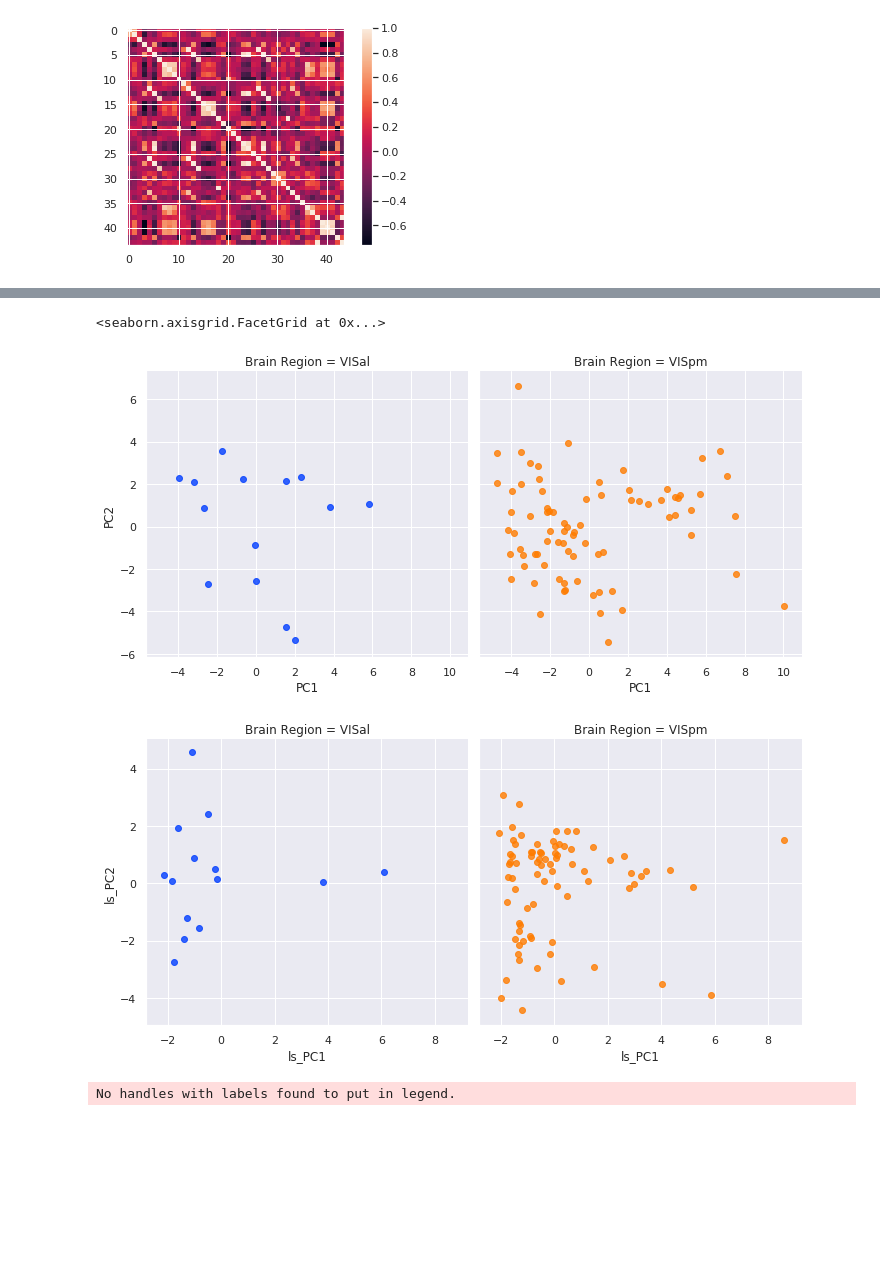
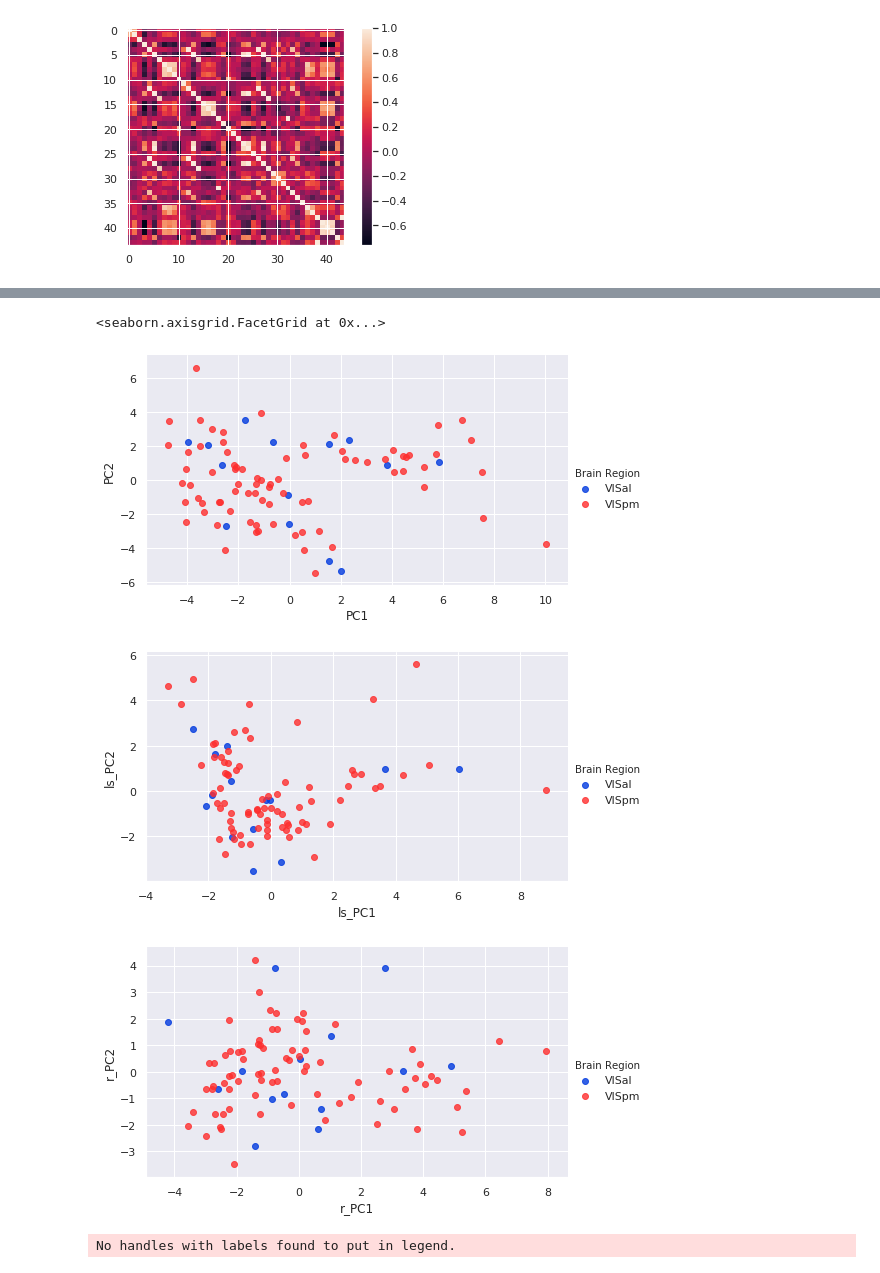
Before and after one commit to tthd0214/CellTypeProject, a Jupyter notebook: FinalProject/BIPN 162 Final Project Group 8.ipynb, the cells around one changed output, grey strips where cells are left out. Saved outputs shown, nothing was run; the diff lists cells and outputs as text; code cells hidden in the pictures; blank space fills up the shorter version.

```diff
--- a/FinalProject/BIPN 162 Final Project Group 8.ipynb
+++ b/FinalProject/BIPN 162 Final Project Group 8.ipynb
@@ -340,6 +300,6 @@ Index(['adaptation', 'avg_isi', 'electrode_0_pa', 'f_i_curve_slope',
 # %%
 ephys_list_long_square = ['adaptation', 'avg_isi', 'f_i_curve_slope',
-       'fast_trough_t_long_square',
+       'fast_trough_t_long_square', 'fast_trough_v_long_square',
        'input_resistance_mohm', 'latency',
        'peak_t_long_square',
        'threshold_i_long_square',
@@ -349,3 +309,13 @@ ephys_list_long_square = ['adaptation', 'avg_isi', 'f_i_curve_slope',
        'trough_v_long_square',
        'upstroke_downstroke_ratio_long_square',
        'vrest']
+
+
+ephys_list_ramp =['adaptation', 'avg_isi', 'f_i_curve_slope',
+        'fast_trough_t_ramp', 'fast_trough_v_ramp',
+       'input_resistance_mohm', 'latency',
+       'peak_t_ramp', 'peak_v_ramp',
+       'threshold_i_ramp','threshold_t_ramp', 'threshold_v_ramp',
+       'trough_t_ramp', 'trough_v_ramp',
+       'upstroke_downstroke_ratio_ramp',
+       'vrest']
@@ -841,13 +760,22 @@ visalpm_ephys_name['ls_PC2'] = X_2D_ls[:,1]
 visalpm_ephys_name['ls_PC3'] = X_2D_ls[:,2]
 visalpm_ephys_name['ls_PC4'] = X_2D_ls[:,3]
 visalpm_ephys_name['ls_PC5'] = X_2D_ls[:,4]
+
+X_2D_ramp = pca.fit_transform(visalpm_ephys.loc[:, ephys_list_ramp])
+visalpm_ephys_name['r_PC1'] = X_2D_ramp[:,0]
+visalpm_ephys_name['r_PC2'] = X_2D_ramp[:,1]
+visalpm_ephys_name['r_PC3'] = X_2D_ramp[:,2]
+visalpm_ephys_name['r_PC4'] = X_2D_ramp[:,3]
+visalpm_ephys_name['r_PC5'] = X_2D_ramp[:,4]
 # %%
-sns.lmplot("PC1", "PC2", hue ='Brain Region',col='Brain Region', data=visalpm_ephys_name, fit_reg=False)
-sns.lmplot("ls_PC1", "ls_PC2", hue='Brain Region',col='Brain Region' , data=visalpm_ephys_name, fit_reg=False)
+sns.lmplot("PC1", "PC2", hue ='Brain Region', palette = custom, data=visalpm_ephys_name, fit_reg=False, height = 4, aspect = 1.7)
+sns.lmplot("ls_PC1", "ls_PC2", hue='Brain Region', palette = custom, data=visalpm_ephys_name, fit_reg=False, height = 4, aspect = 1.7)
+sns.lmplot("r_PC1", "r_PC2", hue='Brain Region', palette = custom, data=visalpm_ephys_name, fit_reg=False, height = 4, aspect = 1.7)
 # %% [output]
 <seaborn.axisgrid.FacetGrid at 0x...>
-[figure, old version]
+[figure, new version]
-[figure, old version]
+[figure, new version]
+[figure, added]
 # %%
 plt.figure(figsize = (5,5))
 
```
Also changed, not shown: parts of 29 cells of this notebook.
